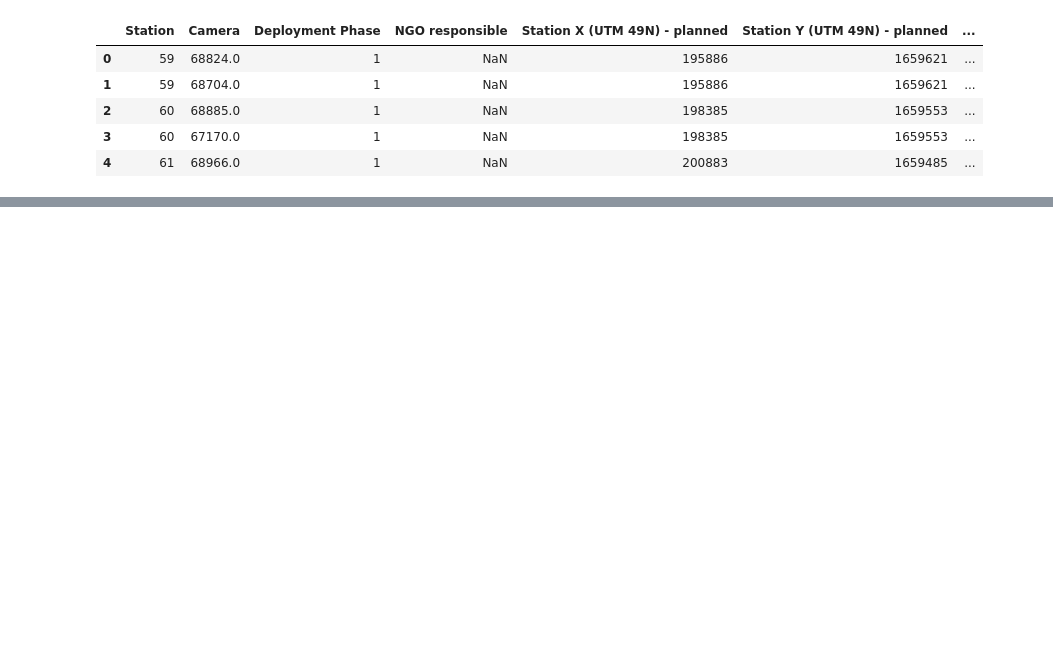
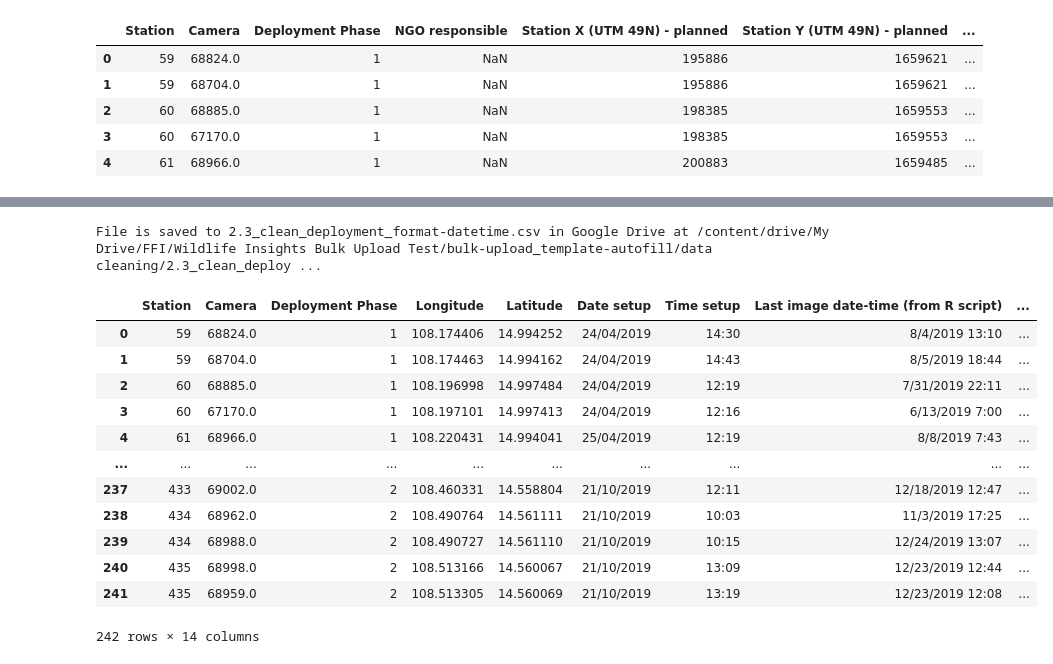
Before and after one commit to FFI-Vietnam/camtrap-tools, a Jupyter notebook: Wildlife Insights/bulk-upload/02_clean-deployment-dataset.ipynb, the cells around one changed output, grey strips where cells are left out. Cells and saved outputs as stored; diff of their text form; code cells hidden in the pictures; blank space fills up the shorter version.

```diff
--- a/Wildlife Insights/bulk-upload/02_clean-deployment-dataset.ipynb
+++ b/Wildlife Insights/bulk-upload/02_clean-deployment-dataset.ipynb
@@ -204,0 +132,74 @@ File is saved to 2.3_deployment_format-datetime.csv in Google Drive at /content/
+# %%
+# 2.3) format datetime
+# datetime must be formatted into yyyy-mm-dd hh:mm:ss
+
+def format_datetime_setup(date, time):
+  """
+  ex:
+    date = 24/04/2019
+    time = 14:30
+    --> return 2019-04-24 14:30:00
+  """
+  DD, MM, YYYY = date.split('/')
+  # in case no time, set default 12:00
+  try:
+    hh, mm = time.split(':')
+  except:
+    hh, mm = '12', '00'
+  # pad leading 0
+  MM, DD, hh, mm, ss = MM.zfill(2), DD.zfill(2), hh.zfill(2), mm.zfill(2), '00'
+  return f'{YYYY}-{MM}-{DD} {hh}:{mm}:{ss}'
+
+
+def format_datetime_retrieval(dt):
+  """
+  format datetime from MM/DD/YYYY hh:mm into YYYY-MM-DD hh:mm:ss
+  """
+  try:
+    hh, mm = dt.split()[1].split(':')
+  except:
+    hh, mm = "12", "00"
+  try:
+    MM, DD, YYYY = dt.split()[0].split('/')
+    # pad leading 0
+    MM, DD, hh, mm, ss = MM.zfill(2), DD.zfill(2), hh.zfill(2), mm.zfill(2), '00'
+    return f'{YYYY}-{MM}-{DD} {hh}:{mm}:{ss}'
+  except:
+    return 'error'
+
+
+df = read_csv_Google_drive(root, contain_folder, deployment_dropna_file_name)
+
+datetime_setup = []
+datetime_retrieval = []
+datetime_for_null_camera_off = []
+
+for i in df.index:
+
+  datetime_setup.append(format_datetime_setup(df.loc[i, 'Date setup'],
+                                              df.loc[i, 'Time setup']))
+  datetime_retrieval.append(format_datetime_retrieval(df.loc[i, 'Last image date-time (from R script)']))
+  datetime_for_null_camera_off.append(format_datetime_retrieval(f"{df.loc[i, 'Date retrieved']} {df.loc[i, 'Time retrieved']}"))
+
+df['Datetime setup'] = datetime_setup
+df['Datetime retrieval'] = datetime_retrieval
+df['Datetime for null camera-off'] = datetime_for_null_camera_off
+
+# save to Google Drive
+save_csv_Google_drive(df, root, contain_folder, deployment_format_datetime_filename)
+df
+# %% [output]
+File is saved to 2.3_clean_deployment_format-datetime.csv in Google Drive at /content/drive/My Drive/FFI/Wildlife Insights Bulk Upload Test/bulk-upload_template-autofill/data cleaning/2.3_clean_deploy ...
+|  | Station | Camera | Deployment Phase | Longitude | Latitude | Date setup | Time setup | Last image date-time (from R script) | ... |
+| 0 | 59 | 68824.0 | 1 | 108.174406 | 14.994252 | 24/04/2019 | 14:30 | 8/4/2019 13:10 | ... |
+| 1 | 59 | 68704.0 | 1 | 108.174463 | 14.994162 | 24/04/2019 | 14:43 | 8/5/2019 18:44 | ... |
+| 2 | 60 | 68885.0 | 1 | 108.196998 | 14.997484 | 24/04/2019 | 12:19 | 7/31/2019 22:11 | ... |
+| 3 | 60 | 67170.0 | 1 | 108.197101 | 14.997413 | 24/04/2019 | 12:16 | 6/13/2019 7:00 | ... |
+| 4 | 61 | 68966.0 | 1 | 108.220431 | 14.994041 | 25/04/2019 | 12:19 | 8/8/2019 7:43 | ... |
+| ... | ... | ... | ... | ... | ... | ... | ... | ... | ... |
+| 237 | 433 | 69002.0 | 2 | 108.460331 | 14.558804 | 21/10/2019 | 12:11 | 12/18/2019 12:47 | ... |
+| 238 | 434 | 68962.0 | 2 | 108.490764 | 14.561111 | 21/10/2019 | 10:03 | 11/3/2019 17:25 | ... |
+| 239 | 434 | 68988.0 | 2 | 108.490727 | 14.561110 | 21/10/2019 | 10:15 | 12/24/2019 13:07 | ... |
+| 240 | 435 | 68998.0 | 2 | 108.513166 | 14.560067 | 21/10/2019 | 13:09 | 12/23/2019 12:44 | ... |
+| 241 | 435 | 68959.0 | 2 | 108.513305 | 14.560069 | 21/10/2019 | 13:19 | 12/23/2019 12:08 | ... |
+242 rows × 14 columns
```
Also changed, not shown: parts of 4 cells of this notebook.
